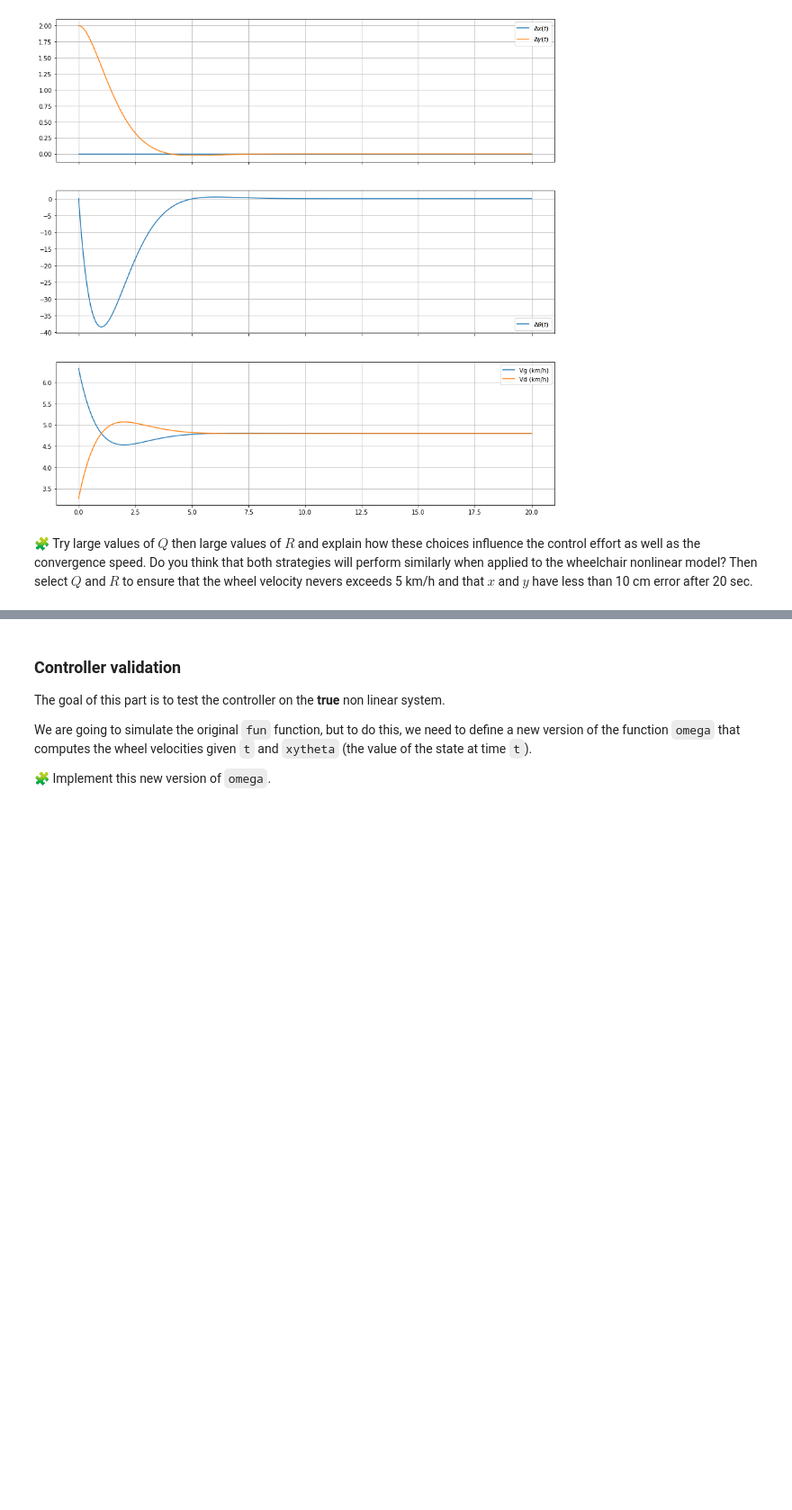
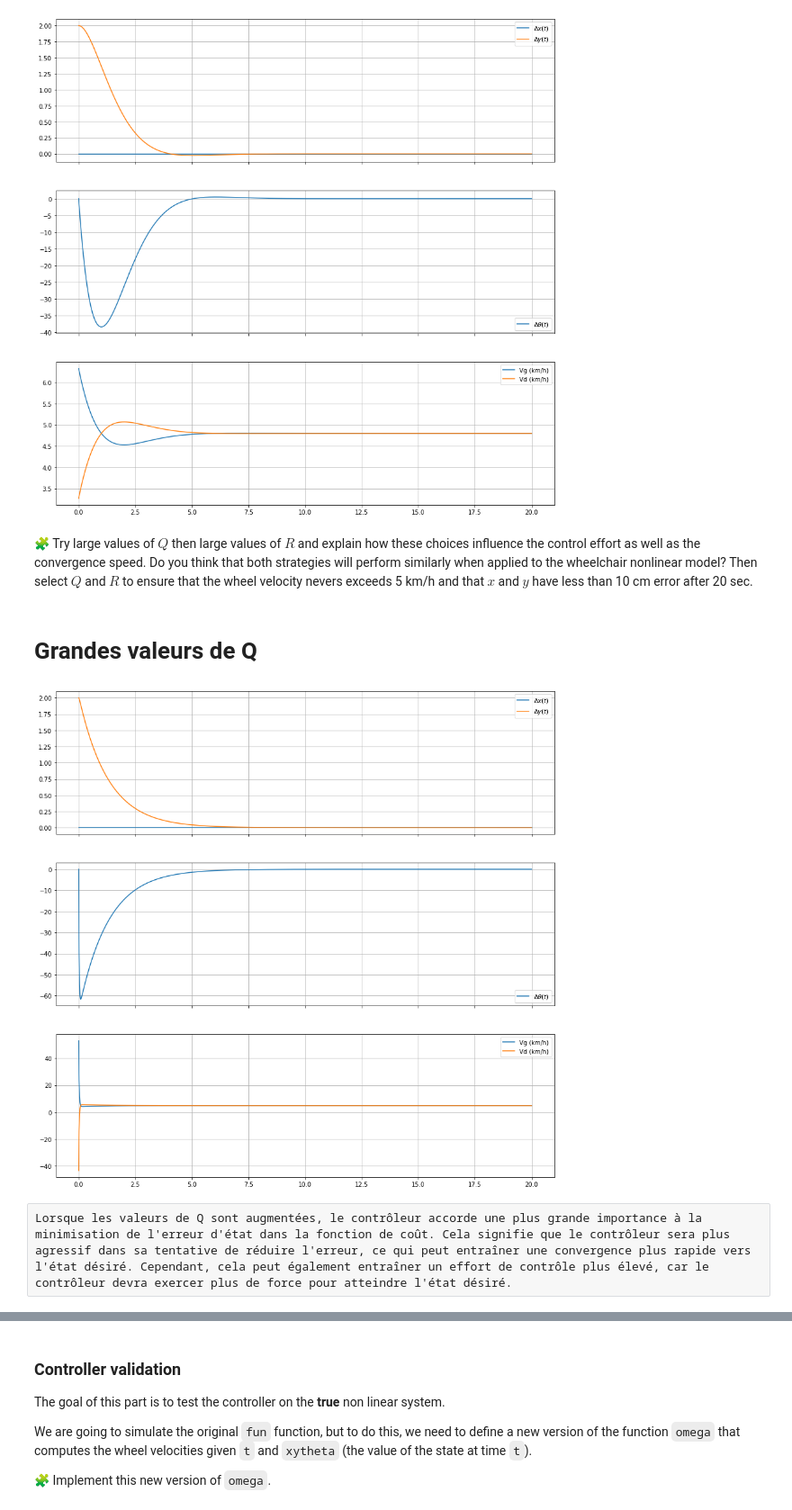
Before and after one commit to wish949/control-engineering-with-python-project-2022-2023, a Jupyter notebook: Project-3.ipynb, the cells around one changed output, grey strips where cells are left out. Shown at 90% size. Cells and saved outputs as stored; diff of their text form; code cells hidden in the pictures; blank space fills up the shorter version.

```diff
--- a/Project-3.ipynb
+++ b/Project-3.ipynb
@@ -742,0 +741,47 @@ pass
+# %% [markdown]
+# Grandes valeurs de Q
+# %%
+Q=([[2000,0,0],[0,1000,0],[0,0,3000]])
+R=[[1,0],[0,1]]
+
+def gain_matrix (A, B, Q, R):
+    C = solve_continuous_are(A, B, Q, R)
+    K=np.dot(np.dot(inv(R), B.T), C)
+    return K
+
+K = gain_matrix (A, B, Q, R)
+
+def deltaOmega(t, deltaX):
+    return -K @ deltaX
+
+tf = 20
+r = solve_ivp(fun=lin_fun, t_span=[0, tf], y0=[0, 2, 0], dense_output=True, rtol=1e-6, atol=1e-12)
+
+
+t = linspace(0.0, tf, 1000)
+dx, dy, dtheta = r["sol"](t)
+
+fig, (ax1, ax2, ax3) = subplots(3, 1, sharex=True, figsize=(15, 15))
+
+ax1.grid(True)
+ax1.plot(t, dx, label="$\Delta x(t)$")
+ax1.plot(t, dy, label="$\Delta y(t)$")
+ax1.legend()
+
+ax2.grid(True)
+ax2.plot(t, dtheta * 180 / pi, label=r"$\Delta\theta(t)$")
+ax2.legend()
+
+dX = r["sol"](t)
+dOmega = -K @ dX
+dOmega_l, dOmega_r = dOmega[0, :], dOmega[1, :]
+omega_l, omega_r = dOmega_l + v / Rw, dOmega_r + v / Rw
+
+ax3.plot(t, omega_l * Rw * 3.6, label=r"Vg (km/h)")
+ax3.plot(t, omega_r * Rw * 3.6, label=r"Vd (km/h)")
+ax3.legend()
+ax3.grid()
+# %% [output]
+[figure, added]
+# %% [raw]
+Lorsque les valeurs de Q sont augmentées, le contrôleur accorde une plus grande importance à la minimisation de l'erreur d'état dans la fonction de coût. Cela signifie que le contrôleur sera plus agressif dans sa tentative de réduire l'erreur, ce qui peut entraîner une convergence plus rapide vers l'état désiré. Cependant, cela peut également entraîner un effort de contrôle plus élevé, car le contrôleur devra exercer plus de force pour atteindre l'état désiré.
```
Also changed, not shown: parts of 9 cells of this notebook.
